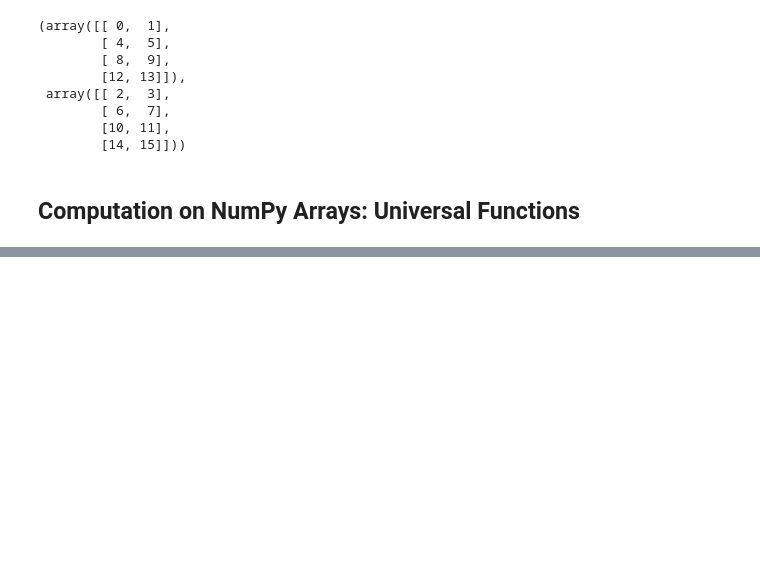
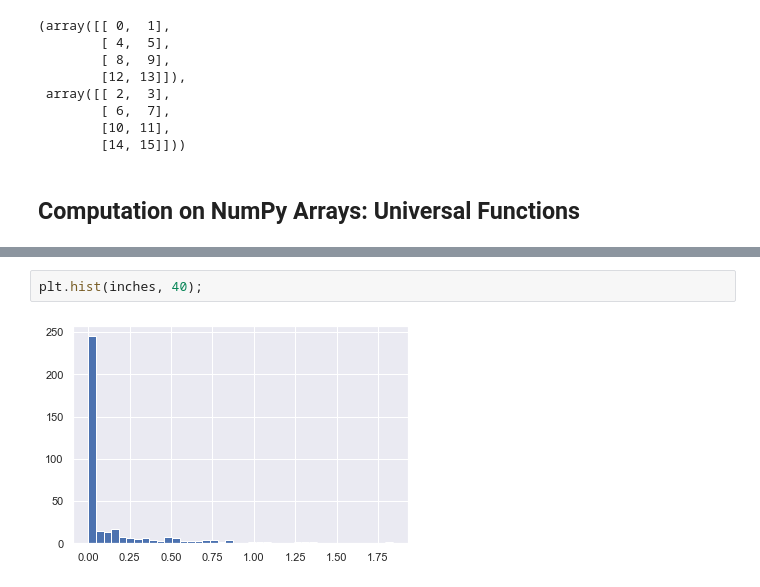
Before and after one commit to taylordunn/python-data-science-handbook, a Jupyter notebook: chapter2/chapter2.ipynb, the cells around one changed output, grey strips where cells are left out. Cells and saved outputs as stored; diff of their text form; blank space fills up the shorter version.

```diff
--- a/chapter2/chapter2.ipynb
+++ b/chapter2/chapter2.ipynb
@@ -353,0 +751,4 @@ left, right
+# %%
+plt.hist(inches, 40);
+# %% [output]
+[figure, added]
```
Also changed, not shown: parts of 120 cells of this notebook.
